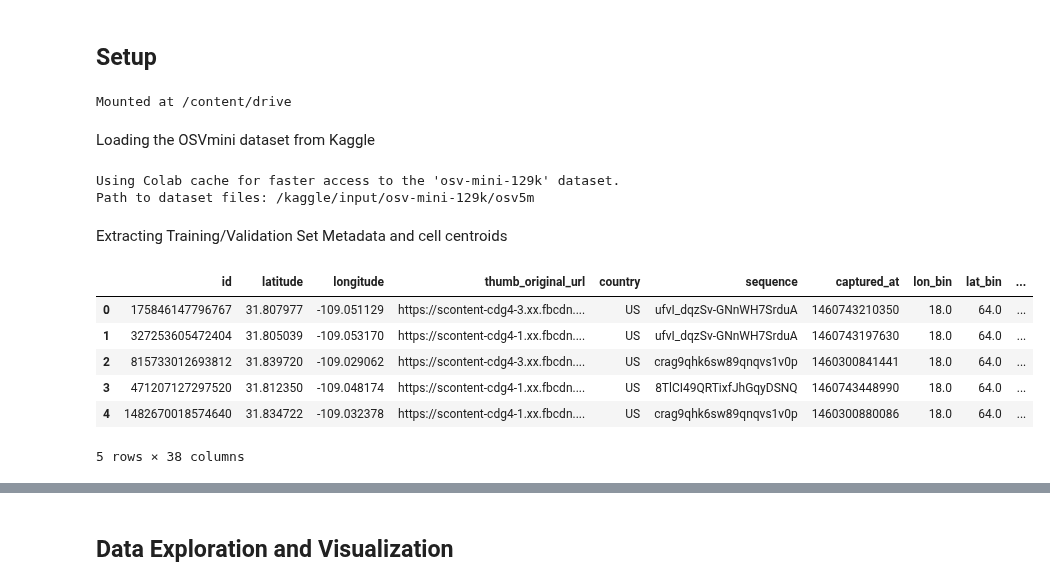
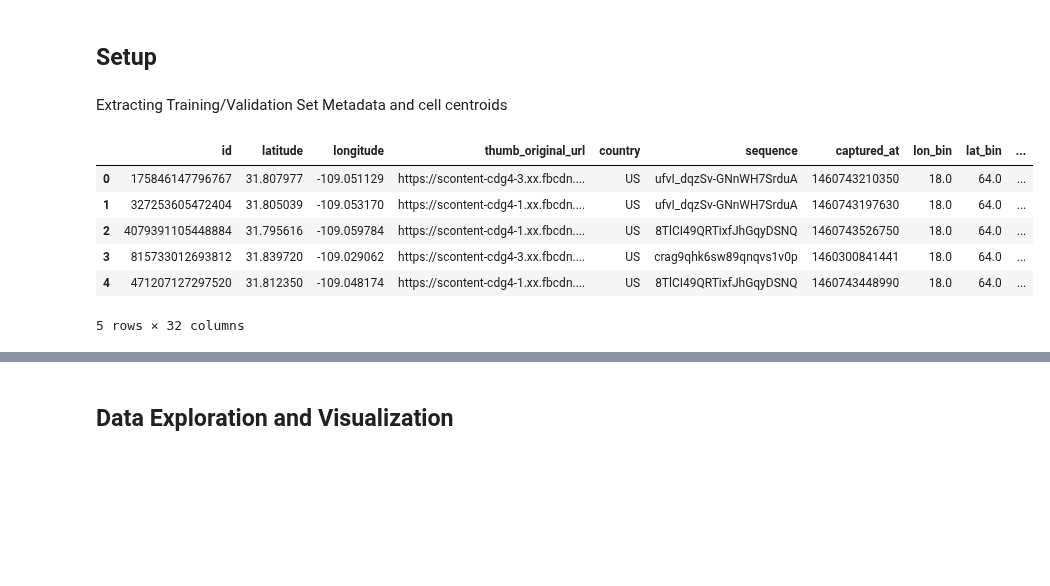
Before and after one commit to MatteoCamillo-code/GeoLoc-CVCS, a Jupyter notebook: src/notebooks/Geoclustering.ipynb, the cells around one changed output, grey strips where cells are left out. Cells and saved outputs as stored; diff of their text form; code cells hidden in the pictures; blank space fills up the shorter version.

Commit message:
updated clustering csv metadata

```diff
--- a/src/notebooks/Geoclustering.ipynb
+++ b/src/notebooks/Geoclustering.ipynb
@@ -47,35 +70,16 @@ from tqdm import tqdm
 import time
 # %% [markdown]
 ## Setup
-# %%
-from google.colab import drive
-
-drive.mount('/content/drive')
-# %% [output]
-Mounted at /content/drive
-# %% [markdown]
-Loading the OSVmini dataset from Kaggle
-# %%
-#!pip install kagglehub
-import kagglehub
-
-path = kagglehub.dataset_download("josht000/osv-mini-129k")
-path = path+'/osv5m'
-
-print("Path to dataset files:", path)
-# %% [output]
-Using Colab cache for faster access to the 'osv-mini-129k' dataset.
-Path to dataset files: /kaggle/input/osv-mini-129k/osv5m
 # %% [markdown]
 Extracting Training/Validation Set Metadata and cell centroids
 # %%
-train_val_meta = pd.read_csv("/content/drive/MyDrive/osv5m/datasets/train_val_split_geocells.csv")
+train_val_meta = pd.read_csv(str(data_dir) + "/metadata/original-datasets/train_mini.csv")
 train_val_meta.head()
 # %% [output]
 |  | id | latitude | longitude | thumb_original_url | country | sequence | captured_at | lon_bin | lat_bin | ... |
 | 0 | 175846147796767 | 31.807977 | -109.051129 | https://scontent-cdg4-3.xx.fbcdn.... | US | ufvI_dqzSv-GNnWH7SrduA | 1460743210350 | 18.0 | 64.0 | ... |
 | 1 | 327253605472404 | 31.805039 | -109.053170 | https://scontent-cdg4-1.xx.fbcdn.... | US | ufvI_dqzSv-GNnWH7SrduA | 1460743197630 | 18.0 | 64.0 | ... |
-| 2 | 815733012693812 | 31.839720 | -109.029062 | https://scontent-cdg4-3.xx.fbcdn.... | US | crag9qhk6sw89qnqvs1v0p | 1460300841441 | 18.0 | 64.0 | ... |
-| 3 | 471207127297520 | 31.812350 | -109.048174 | https://scontent-cdg4-1.xx.fbcdn.... | US | 8TlCI49QRTixfJhGqyDSNQ | 1460743448990 | 18.0 | 64.0 | ... |
-| 4 | 1482670018574640 | 31.834722 | -109.032378 | https://scontent-cdg4-1.xx.fbcdn.... | US | crag9qhk6sw89qnqvs1v0p | 1460300880086 | 18.0 | 64.0 | ... |
+| 2 | 4079391105448884 | 31.795616 | -109.059784 | https://scontent-cdg4-1.xx.fbcdn.... | US | 8TlCI49QRTixfJhGqyDSNQ | 1460743526750 | 18.0 | 64.0 | ... |
+| 3 | 815733012693812 | 31.839720 | -109.029062 | https://scontent-cdg4-3.xx.fbcdn.... | US | crag9qhk6sw89qnqvs1v0p | 1460300841441 | 18.0 | 64.0 | ... |
+| 4 | 471207127297520 | 31.812350 | -109.048174 | https://scontent-cdg4-1.xx.fbcdn.... | US | 8TlCI49QRTixfJhGqyDSNQ | 1460743448990 | 18.0 | 64.0 | ... |
-5 rows × 38 columns
+5 rows × 32 columns
```
Also changed, not shown: parts of 8 cells of this notebook, 4 other files.
